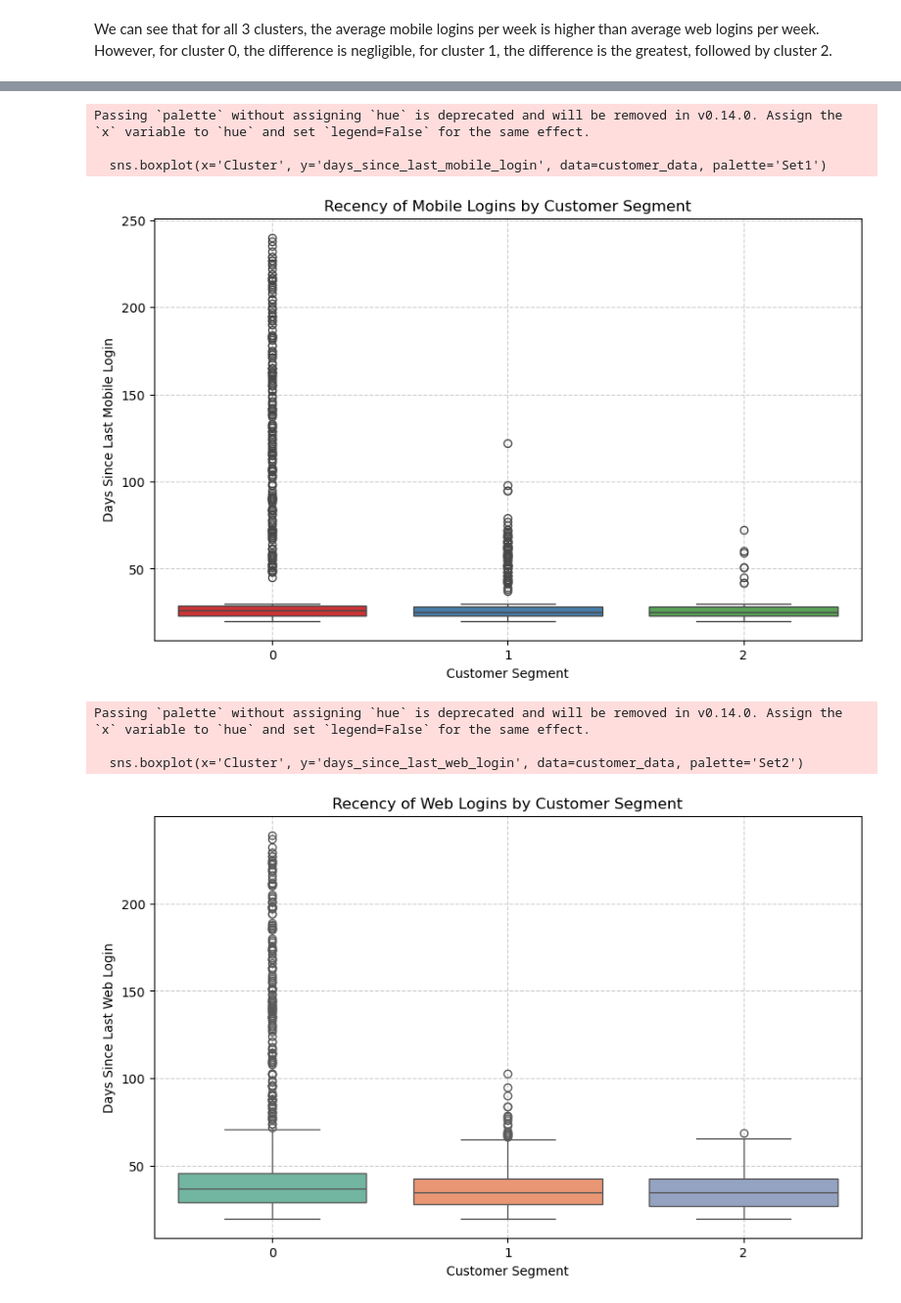
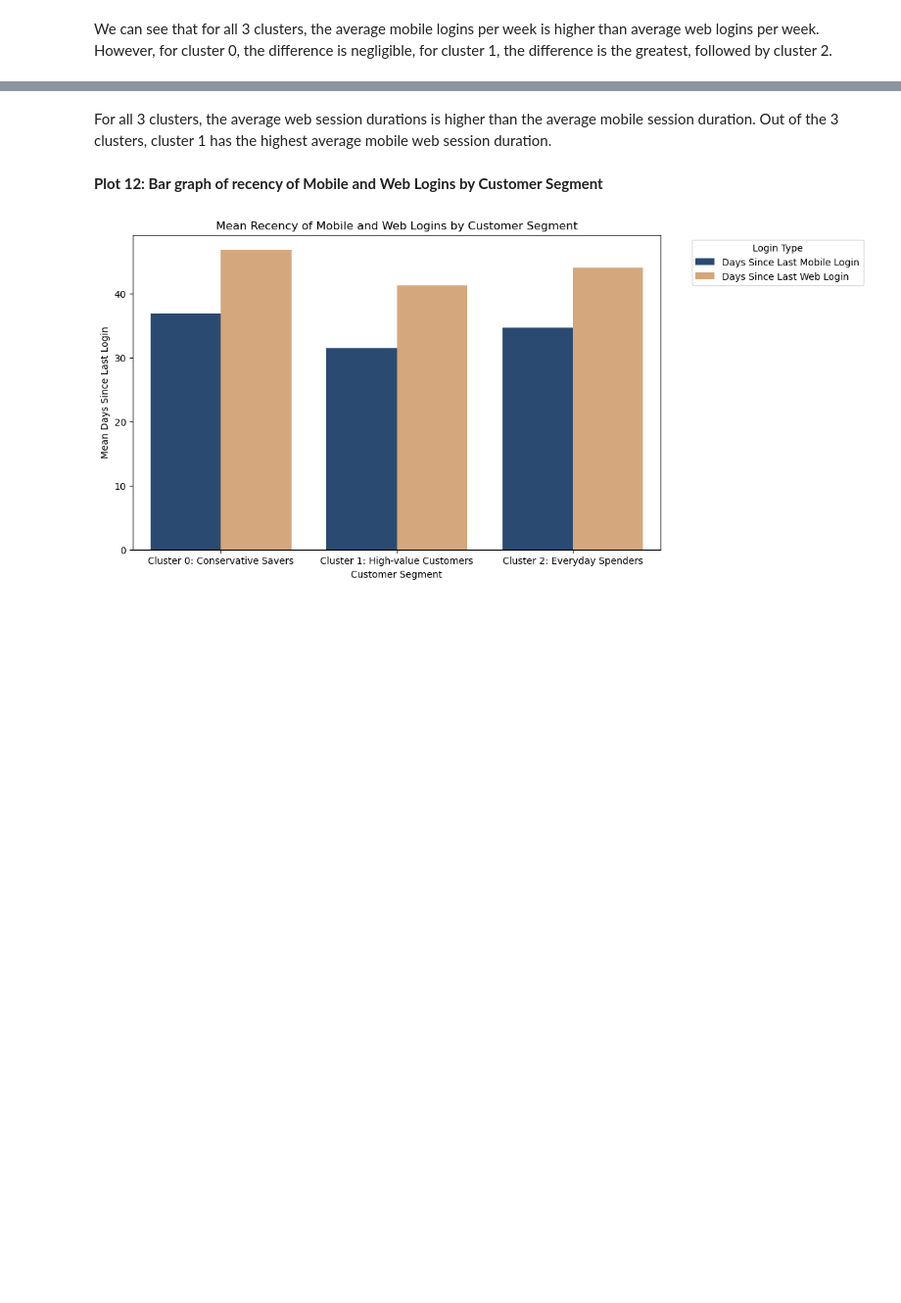
Before and after one commit to andrew250402/DSA3101-Project, a Jupyter notebook: Notebooks/a3-behavioural-patterns.ipynb, the cells around one changed output, grey strips where cells are left out. Shown at 98% size. Saved outputs shown, nothing was run; the diff lists cells and outputs as text; code cells hidden in the pictures; blank space fills up the shorter version.

```diff
--- a/Notebooks/a3-behavioural-patterns.ipynb
+++ b/Notebooks/a3-behavioural-patterns.ipynb
@@ -576,31 +606,48 @@ plt.show()
+# %% [markdown]
+For all 3 clusters, the average web session durations is higher than the average mobile session duration. Out of the 3 clusters, cluster 1 has the highest average mobile web session duration.
+# %% [markdown]
+__Plot 12: Bar graph of recency of Mobile and Web Logins by Customer Segment__
 # %%
 # Convert 'last_mobile_login' and 'last_web_login' to datetime and calculate days since last login
 customer_data['days_since_last_mobile_login'] = (pd.to_datetime('today') - pd.to_datetime(customer_data['last_mobile_login'])).dt.days
 customer_data['days_since_last_web_login'] = (pd.to_datetime('today') - pd.to_datetime(customer_data['last_web_login'])).dt.days
 
-# Plotting recency of mobile logins (days since last mobile login) by segment
+# Define custom names for clusters
+cluster_names = {
+    0: 'Cluster 0: Conservative Savers',
+    1: 'Cluster 1: High-value Customers',
+    2: 'Cluster 2: Everyday Spenders'
+}
+
+# Group by cluster and calculate the mean days since last login
+login_recency = customer_data.groupby('cluster')[['days_since_last_mobile_login', 'days_since_last_web_login']].mean().reset_index()
+
+# Map cluster numbers to meaningful names
+login_recency['cluster'] = login_recency['cluster'].map(cluster_names)
+
+# Rename columns for better readability
+login_recency.rename(columns={'days_since_last_mobile_login': 'Days Since Last Mobile Login',
+                              'days_since_last_web_login': 'Days Since Last Web Login'}, inplace=True)
+
+# Melt the DataFrame for easier plotting
+login_recency_melted = login_recency.melt(id_vars='cluster', var_name='Login Type', value_name='Days Since Last Login')
+
+# Define custom palette
+custom_palette = ["#1F497D", "#E2A76F"]
+
+# Plot grouped bar chart
 plt.figure(figsize=(10, 6))
-sns.boxplot(x='Cluster', y='days_since_last_mobile_login', data=customer_data, palette='Set1')
-plt.title('Recency of Mobile Logins by Customer Segment')
+sns.barplot(data=login_recency_melted, x='cluster', y='Days Since Last Login', hue='Login Type', palette=custom_palette)
+
+# Adjust labels and title
 plt.xlabel('Customer Segment')
-plt.ylabel('Days Since Last Mobile Login')
-plt.grid(True, linestyle='--', alpha=0.6)
+plt.ylabel('Mean Days Since Last Login')
+plt.title('Mean Recency of Mobile and Web Logins by Customer Segment')
+
+# Move the legend outside
+plt.legend(title='Login Type', bbox_to_anchor=(1.05, 1), loc='upper left')
+
+# Show plot
 plt.show()
-
-# Plotting recency of web logins (days since last web login) by segment
-plt.figure(figsize=(10, 6))
-sns.boxplot(x='Cluster', y='days_since_last_web_login', data=customer_data, palette='Set2')
-plt.title('Recency of Web Logins by Customer Segment')
-plt.xlabel('Customer Segment')
-plt.ylabel('Days Since Last Web Login')
-plt.grid(True, linestyle='--', alpha=0.6)
-plt.show()
 # %% [output]
-Passing `palette` without assigning `hue` is deprecated and will be removed in v0.14.0. Assign the `x` variable to `hue` and set `legend=False` for the same effect.
-
-  sns.boxplot(x='Cluster', y='days_since_last_mobile_login', data=customer_data, palette='Set1')
-[figure, old version]
+[figure, new version]
-Passing `palette` without assigning `hue` is deprecated and will be removed in v0.14.0. Assign the `x` variable to `hue` and set `legend=False` for the same effect.
-
-  sns.boxplot(x='Cluster', y='days_since_last_web_login', data=customer_data, palette='Set2')
-[figure, removed]
```
Also changed, not shown: parts of 4 cells of this notebook.
